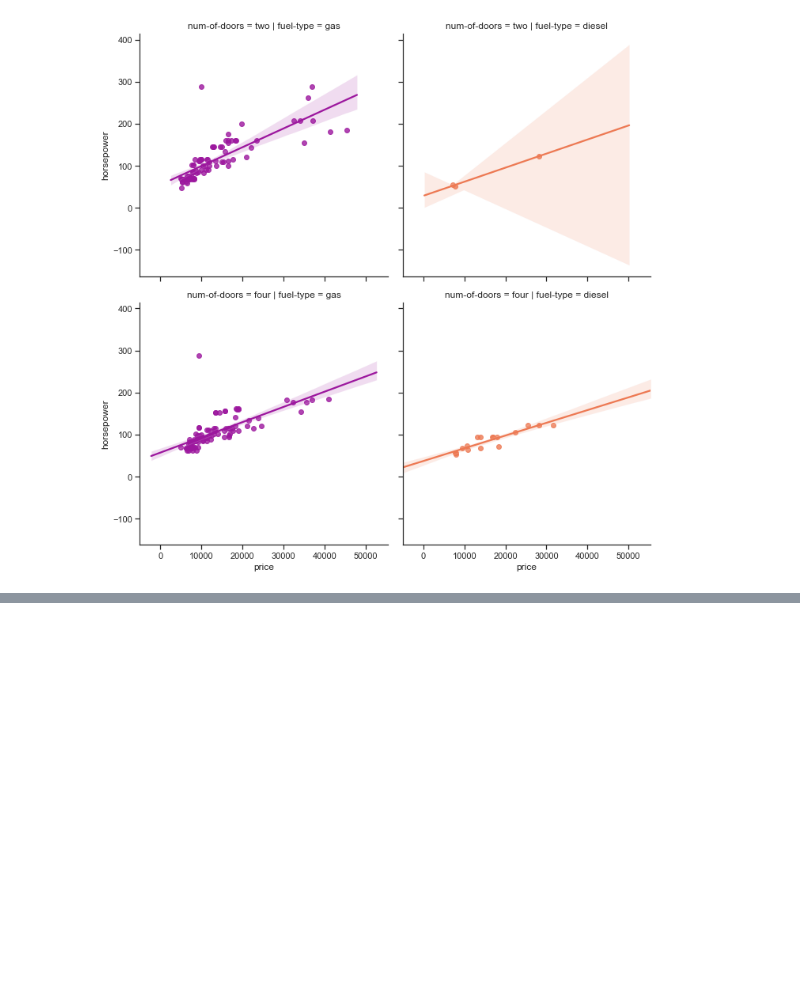
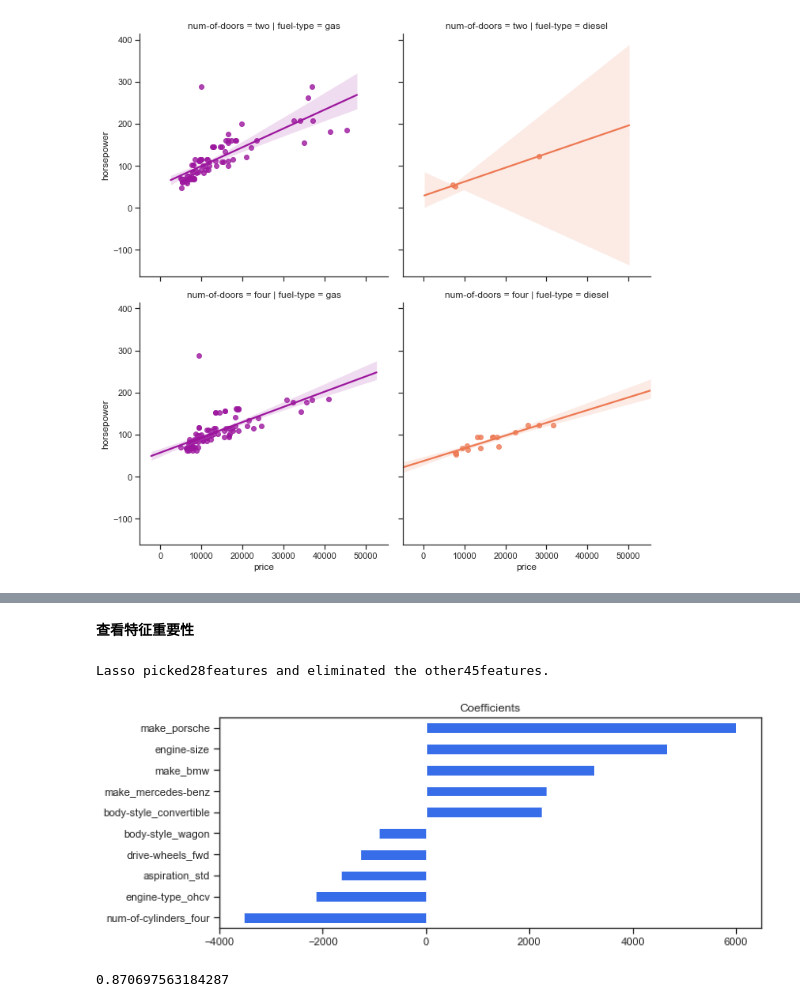
Before and after one commit to ben1234560/AiLearning-Theory-Applying, a Jupyter notebook: notebook_必备数学基础/案例：汽车价格预测任务.ipynb, the cells around one changed output, grey strips where cells are left out. Drawn from its saved outputs; the diff is of its cells as text; code cells hidden in the pictures; blank space fills up the shorter version.

```diff
--- a/notebook_必备数学基础/案例：汽车价格预测任务.ipynb
+++ b/notebook_必备数学基础/案例：汽车价格预测任务.ipynb
@@ -354,0 +487,27 @@ sns.lmplot('price','horsepower',  #指定横纵轴price,horsepower
+# %% [markdown]
+**查看特征重要性**
+# %%
+coefs = pd.Series(lassocv.coef_, index=features.columns)
+
+print("Lasso picked" + str(sum(coefs != 0)) + \
+      "features and eliminated the other"+ \
+     str(sum(coefs == 0)) + "features.")
+
+coefs = pd.concat([coefs.sort_values().head(5), coefs.sort_values().tail(5)])
+
+plt.figure(figsize=(10,4))
+coefs.plot(kind="barh", color=c)
+plt.title("Coefficients")
+plt.show()
+# %% [output]
+Lasso picked28features and eliminated the other45features.
+[figure, added]
+# %%
+#进行训练和预测，并检验得分，得分越高表明模型越好
+#alpha选取我们手动找到的
+model_l1 = LassoCV(alphas=alphas,cv=10,random_state=seed).fit(X_train,y_train)
+y_pred_l1 = model_l1.predict(X_test)
+
+model_l1.score(X_test,y_test)
+# %% [output]
+0.870697563184287
```
Also changed, not shown: parts of 20 cells of this notebook.
